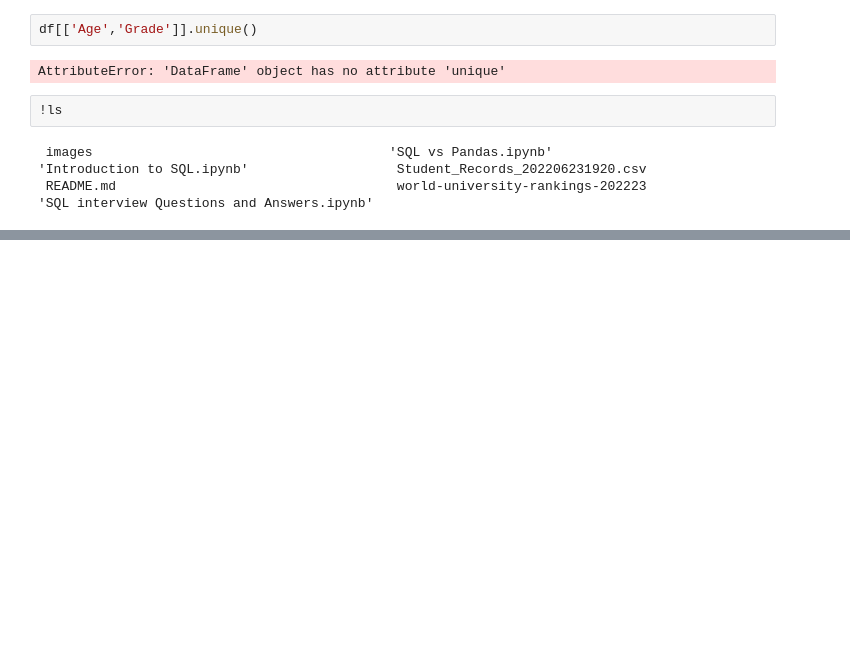
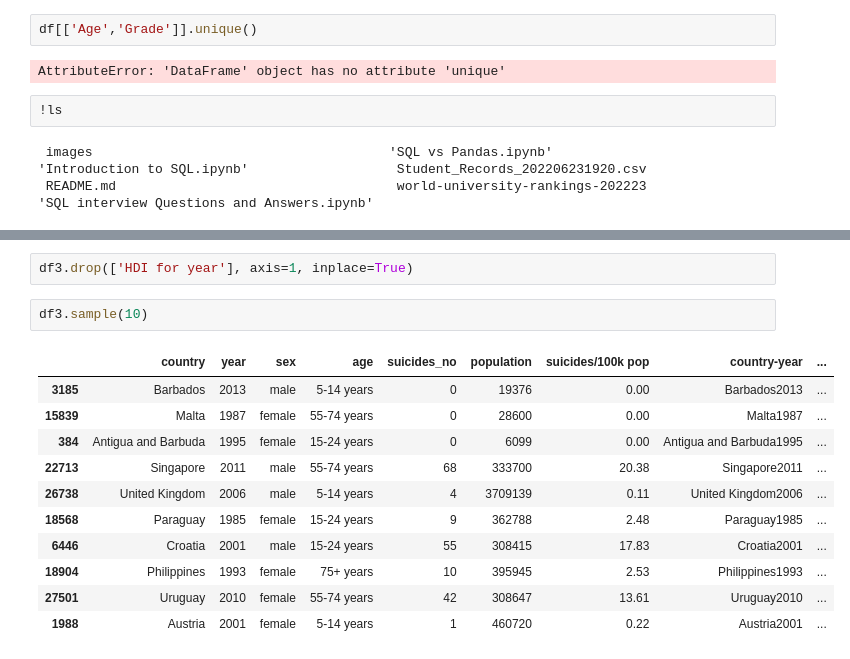
Before and after one commit to ehtisham-sadiq/SQL-for-beginners, a Jupyter notebook: SQL vs Pandas.ipynb, the cells around one changed output, grey strips where cells are left out. Drawn from its saved outputs; the diff is of its cells as text; blank space fills up the shorter version.

```diff
--- a/SQL vs Pandas.ipynb
+++ b/SQL vs Pandas.ipynb
@@ -160,0 +199,16 @@ df2.shape
+# %%
+df3.drop(['HDI for year'], axis=1, inplace=True)
+# %%
+df3.sample(10)
+# %% [output]
+|  | country | year | sex | age | suicides_no | population | suicides/100k pop | country-year | ... |
+| 3185 | Barbados | 2013 | male | 5-14 years | 0 | 19376 | 0.00 | Barbados2013 | ... |
+| 15839 | Malta | 1987 | female | 55-74 years | 0 | 28600 | 0.00 | Malta1987 | ... |
+| 384 | Antigua and Barbuda | 1995 | female | 15-24 years | 0 | 6099 | 0.00 | Antigua and Barbuda1995 | ... |
+| 22713 | Singapore | 2011 | male | 55-74 years | 68 | 333700 | 20.38 | Singapore2011 | ... |
+| 26738 | United Kingdom | 2006 | male | 5-14 years | 4 | 3709139 | 0.11 | United Kingdom2006 | ... |
+| 18568 | Paraguay | 1985 | female | 15-24 years | 9 | 362788 | 2.48 | Paraguay1985 | ... |
+| 6446 | Croatia | 2001 | male | 15-24 years | 55 | 308415 | 17.83 | Croatia2001 | ... |
+| 18904 | Philippines | 1993 | female | 75+ years | 10 | 395945 | 2.53 | Philippines1993 | ... |
+| 27501 | Uruguay | 2010 | female | 55-74 years | 42 | 308647 | 13.61 | Uruguay2010 | ... |
+| 1988 | Austria | 2001 | female | 5-14 years | 1 | 460720 | 0.22 | Austria2001 | ... |
```
Also changed, not shown: parts of 25 cells of this notebook, 1 other file.
